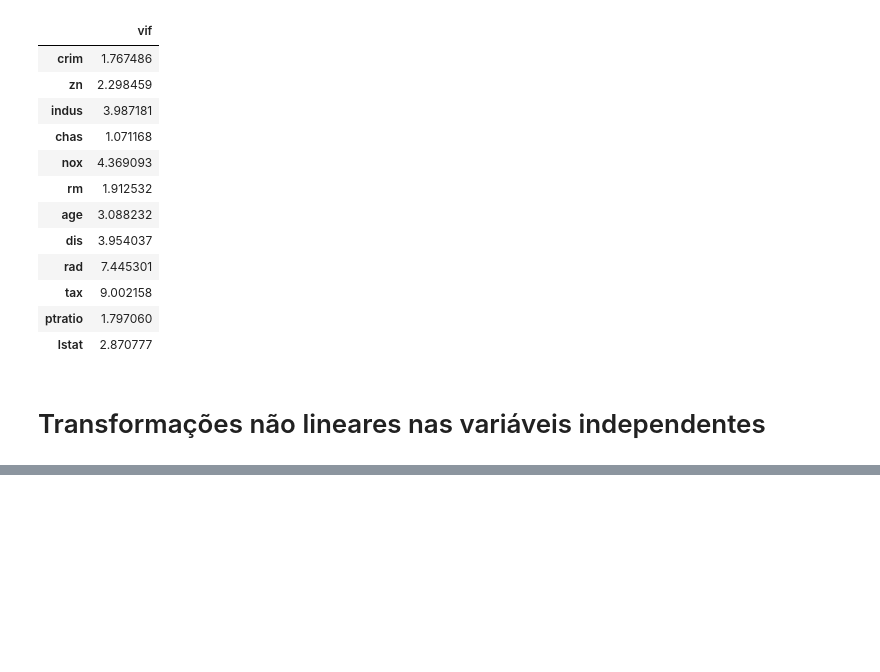
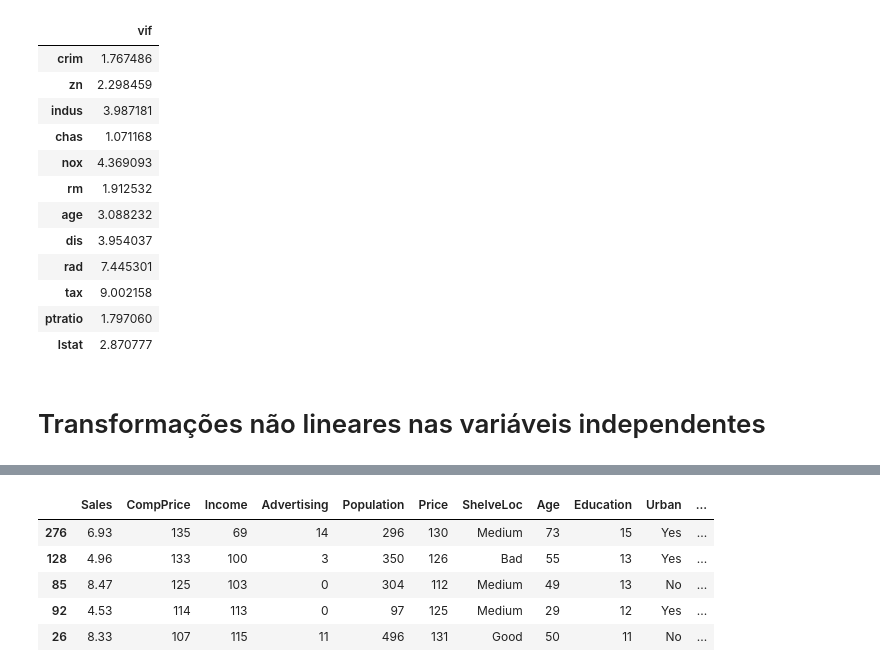
Before and after one commit to FernandoLKS/Laboratorios-Livro-ISLP, a Jupyter notebook: Lab. Regressão Linear/Lab.LinearRegression.ipynb, the cells around one changed output, grey strips where cells are left out. Cells and saved outputs as stored; diff of their text form; code cells hidden in the pictures; blank space fills up the shorter version.

```diff
--- a/Lab. Regressão Linear/Lab.LinearRegression.ipynb
+++ b/Lab. Regressão Linear/Lab.LinearRegression.ipynb
@@ -290,0 +396,9 @@ vif
+# %%
+Carseates.sample(5)
+# %% [output]
+|  | Sales | CompPrice | Income | Advertising | Population | Price | ShelveLoc | Age | Education | Urban | ... |
+| 276 | 6.93 | 135 | 69 | 14 | 296 | 130 | Medium | 73 | 15 | Yes | ... |
+| 128 | 4.96 | 133 | 100 | 3 | 350 | 126 | Bad | 55 | 13 | Yes | ... |
+| 85 | 8.47 | 125 | 103 | 0 | 304 | 112 | Medium | 49 | 13 | No | ... |
+| 92 | 4.53 | 114 | 113 | 0 | 97 | 125 | Medium | 29 | 12 | Yes | ... |
+| 26 | 8.33 | 107 | 115 | 11 | 496 | 131 | Good | 50 | 11 | No | ... |
```
Also changed, not shown: parts of 23 cells of this notebook.
